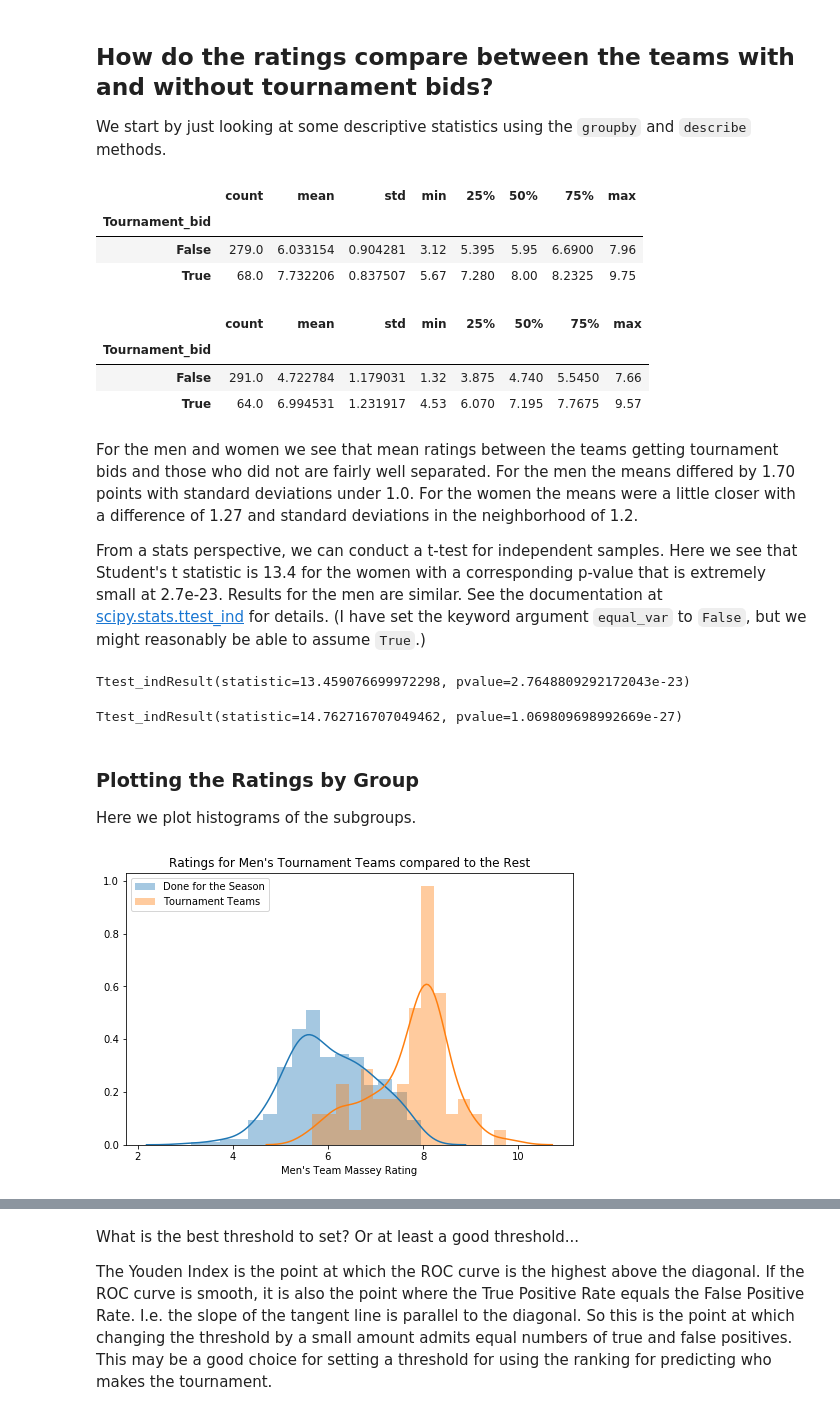
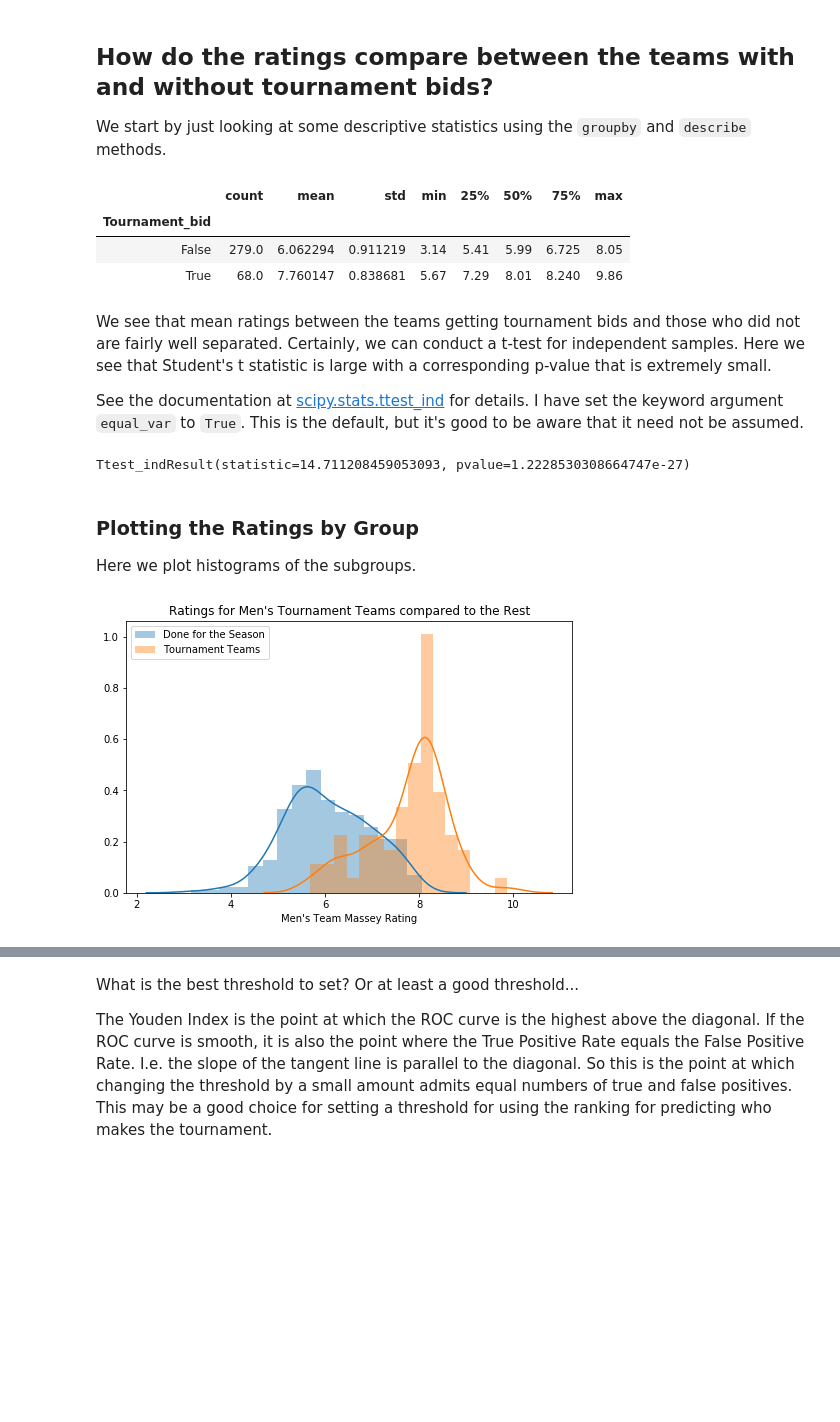
Before and after one commit to bjloe/March_Madness, a Jupyter notebook: March_Madness_ROC_AUC.ipynb, the cells around one changed output, grey strips where cells are left out. Saved outputs shown, nothing was run; the diff lists cells and outputs as text; code cells hidden in the pictures; blank space fills up the shorter version.

```diff
--- a/March_Madness_ROC_AUC.ipynb
+++ b/March_Madness_ROC_AUC.ipynb
@@ -25 +42,8 @@ df_womens_ratings = pd.read_csv('Massey_women_d1.csv',usecols=['Team','Rat','Unn
+# %%
+df_ncaa_field = pd.read_csv(f'tournament_{gender}.csv')
+df_ncaa_field['Tournament_bid'] = True
+# %%
+df_ratings = df_ratings.merge(df_ncaa_field,on='Team',how='outer').fillna(False)
+# %%
+df_ratings = df_ratings[['Team', 'Gender', 'Massey_rating', 'Ranking', 'Tournament_bid']]
 # %%
@@ -55,53 +60,36 @@ df_womens_ratings = df_womens_ratings.merge(df_womens_field,on='Team',how='outer
 
 We start by just looking at some descriptive statistics using the `groupby` and `describe` methods.
 # %%
-df_mens_ratings.groupby('Tournament_bid').Massey_rating.describe()
+df_ratings.groupby('Tournament_bid').Massey_rating.describe()
 # %% [output]
 |  | count | mean | std | min | 25% | 50% | 75% | max |
 | Tournament_bid |  |  |  |  |  |  |  |  |
-| False | 279.0 | 6.033154 | 0.904281 | 3.12 | 5.395 | 5.95 | 6.6900 | 7.96 |
-| True | 68.0 | 7.732206 | 0.837507 | 5.67 | 7.280 | 8.00 | 8.2325 | 9.75 |
+| False | 279.0 | 6.062294 | 0.911219 | 3.14 | 5.41 | 5.99 | 6.725 | 8.05 |
+| True | 68.0 | 7.760147 | 0.838681 | 5.67 | 7.29 | 8.01 | 8.240 | 9.86 |
-# %%
-df_womens_ratings.groupby('Tournament_bid').Massey_rating.describe()
-# %% [output]
-|  | count | mean | std | min | 25% | 50% | 75% | max |
-| Tournament_bid |  |  |  |  |  |  |  |  |
-| False | 291.0 | 4.722784 | 1.179031 | 1.32 | 3.875 | 4.740 | 5.5450 | 7.66 |
-| True | 64.0 | 6.994531 | 1.231917 | 4.53 | 6.070 | 7.195 | 7.7675 | 9.57 |
 # %% [markdown]
-For the men and women we see that mean ratings between the teams getting tournament bids and those who did not are fairly well separated. For the men the means differed by 1.70 points with standard deviations under 1.0. For the women the means were a little closer with a difference of 1.27 and standard deviations in the neighborhood of 1.2.
+We see that mean ratings between the teams getting tournament bids and those who did not are fairly well separated. Certainly, we can conduct a t-test for independent samples.  Here we see that Student's t statistic is large with a corresponding p-value that is extremely small.
 
-From a stats perspective, we can conduct a t-test for independent samples. Here we see that Student's t statistic is 13.4 for the women with a corresponding p-value that is extremely small at 2.7e-23. Results for the men are similar. See the documentation at [scipy.stats.ttest_ind](https://docs.scipy.org/doc/scipy/reference/generated/scipy.stats.ttest_ind.html) for details.
-(I have set the keyword argument `equal_var` to `False`, but we might reasonably be able to assume `True`.)
+See the documentation at [scipy.stats.ttest_ind](https://docs.scipy.org/doc/scipy/reference/generated/scipy.stats.ttest_ind.html) for details.  I have set the keyword argument `equal_var` to `True`. This is the default, but it's good to be aware that it need not be assumed.
 # %%
 from scipy.stats import ttest_ind
 # %%
-women_grouped = df_womens_ratings.groupby('Tournament_bid')
+teams_grouped = df_ratings.groupby('Tournament_bid')
 
-a = np.array(women_grouped.get_group(True).Massey_rating)
-b = np.array(women_grouped.get_group(False).Massey_rating)
+a = np.array(teams_grouped.get_group(True).Massey_rating)
+b = np.array(teams_grouped.get_group(False).Massey_rating)
 
-ttest_ind(a,b,axis=0,equal_var=False)
+ttest_ind(a,b,axis=0,equal_var=True)
 # %% [output]
-Ttest_indResult(statistic=13.459076699972298, pvalue=2.7648809292172043e-23)
+Ttest_indResult(statistic=14.711208459053093, pvalue=1.2228530308664747e-27)
-# %%
-men_grouped = df_mens_ratings.groupby('Tournament_bid')
-
-a = np.array(men_grouped.get_group(True).Massey_rating)
-b = np.array(men_grouped.get_group(False).Massey_rating)
-
-ttest_ind(a,b,axis=0,equal_var=False)
-# %% [output]
-Ttest_indResult(statistic=14.762716707049462, pvalue=1.069809698992669e-27)
 # %% [markdown]
 ### Plotting the Ratings by Group
 
 Here we plot histograms of the subgroups.
 # %%
 plt.figure(figsize=(8,5))
-men_grouped.apply(lambda x: sns.distplot(x.Massey_rating,kde=True,bins=16));
+teams_grouped.apply(lambda x: sns.distplot(x.Massey_rating,kde=True,bins=16));
 plt.legend(['Done for the Season','Tournament Teams']);
-plt.xlabel("Men's Team Massey Rating")
-plt.title("Ratings for Men's Tournament Teams compared to the Rest");
+plt.xlabel(f"{gender.title()}'s Team Massey Rating")
+plt.title(f"Ratings for {gender.title()}'s Tournament Teams compared to the Rest");
 # %% [output]
-[figure, old version]
+[figure, new version]
```
Also changed, not shown: parts of 23 cells of this notebook, 2 other files.
